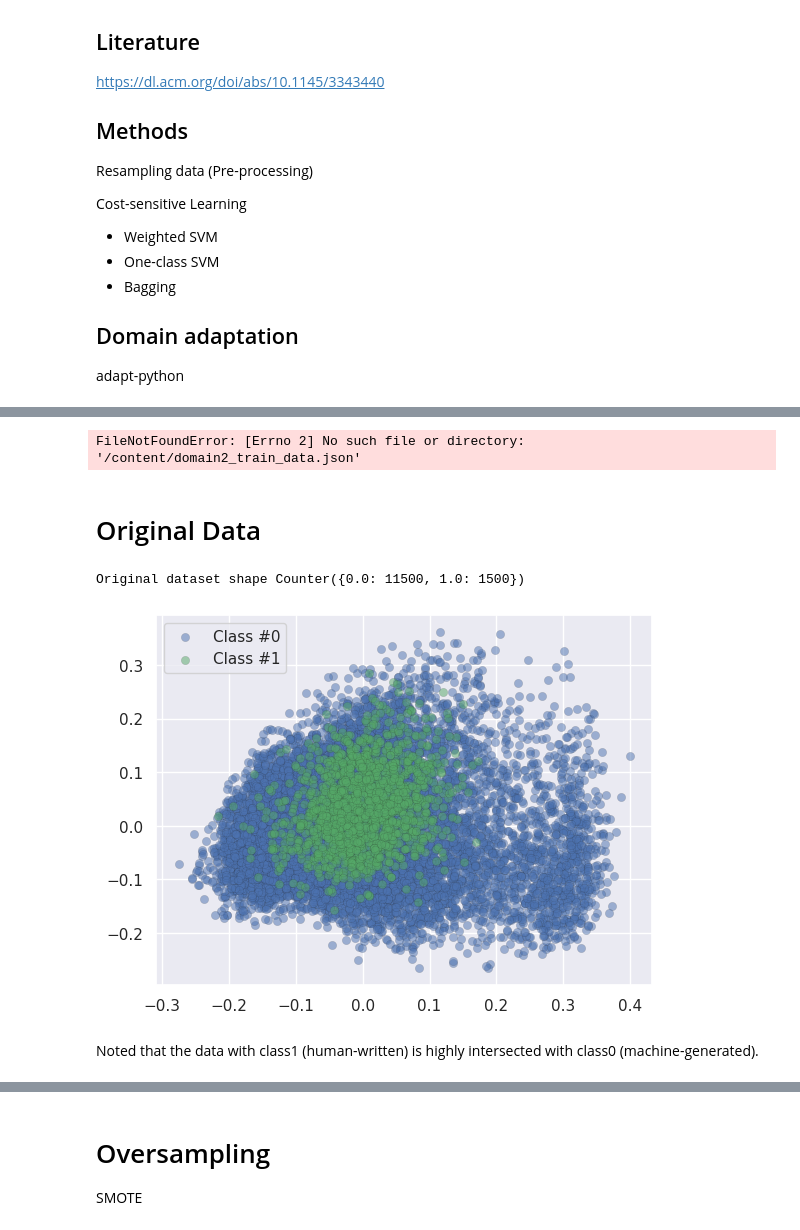
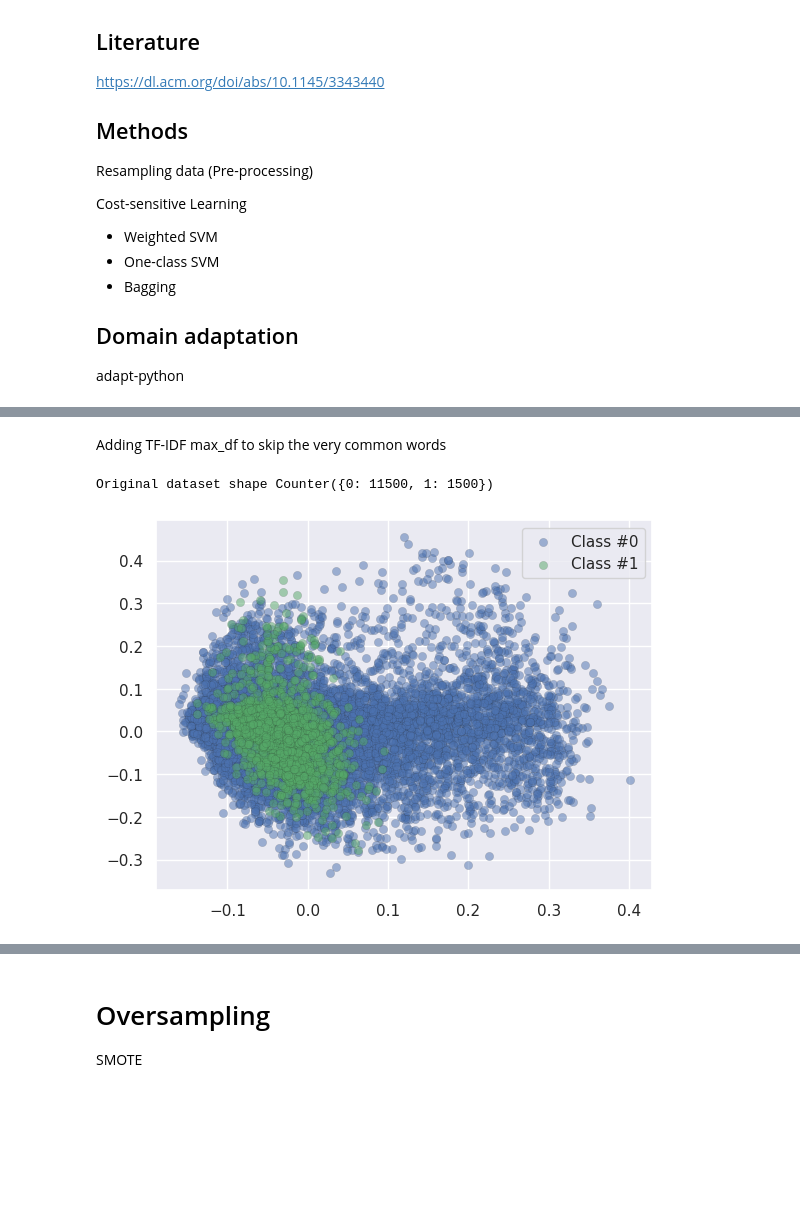
Before and after one commit to jedwvv/SML_Assignment1, a Jupyter notebook: joey_domain2_imbalanced_data.ipynb, the cells around one changed output, grey strips where cells are left out. Drawn from its saved outputs; the diff is of its cells as text; code cells hidden in the pictures; blank space fills up the shorter version.

```diff
--- a/joey_domain2_imbalanced_data.ipynb
+++ b/joey_domain2_imbalanced_data.ipynb
@@ -66,30 +77,58 @@ almost_black = '#262626'
 # %%
-with open("/content/domain2_train_data.json") as f:
-    df_domain2 = pd.read_json(f, lines=True)
 
 # TF-IDF
-tfidf_vect = TfidfVectorizer(lowercase=False, tokenizer=lambda self:self)
-text_tfidf = tfidf_vect.fit_transform(df_domain2['text'])
+tfidf_vect = TfidfVectorizer(lowercase=False, tokenizer=tfidf_tokenizer)
+X = tfidf_vect.fit_transform(df_domain2['text'])
+y = df_domain2['label']
 
 # Original data
-print('Original dataset shape %s' % Counter())
+print('Original dataset shape %s' % Counter(y))
 
 pca = PCA(n_components=2)
 # Fit and transform x to visualise inside a 2D feature space
-original_xvis = pca.fit_transform(X)
+original_xvis = pca.fit_transform(X.toarray())
 
 
 # Visualization
 palette = sns.color_palette()
-plt.scatter(x_vis[y == 0, 0], x_vis[y == 0, 1], label="Class #0", alpha=0.5,
+plt.scatter(original_xvis[y == 0, 0], original_xvis[y == 0, 1], label="Class #0", alpha=0.5,
             edgecolor=almost_black, facecolor=palette[0], linewidth=0.15)
-plt.scatter(x_vis[y == 1, 0], x_vis[y == 1, 1], label="Class #1", alpha=0.5,
+plt.scatter(original_xvis[y == 1, 0], original_xvis[y == 1, 1], label="Class #1", alpha=0.5,
             edgecolor=almost_black, facecolor=palette[2], linewidth=0.15)
 
 plt.legend()
 plt.show()
-# %% [output]
-FileNotFoundError: [Errno 2] No such file or directory: '/content/domain2_train_data.json'
+# %% [markdown]
+Adding TF-IDF max_df to skip the very common words
+# %%
+# TF-IDF
+TFIDF_MAX_FEATURES = 5000
+tfidf_vect = TfidfVectorizer(max_df=0.5,
+                             max_features = TFIDF_MAX_FEATURES,
+                             lowercase=False, tokenizer=tfidf_tokenizer)
+X = tfidf_vect.fit_transform(df_domain2['text'])
+y = df_domain2['label']
+
+# Original data
+print('Original dataset shape %s' % Counter(y))
+
+pca = PCA(n_components=2)
+# Fit and transform x to visualise inside a 2D feature space
+tfidf05_xvis = pca.fit_transform(X.toarray())
+
+
+# Visualization
+palette = sns.color_palette()
+plt.scatter(tfidf05_xvis[y == 0, 0], tfidf05_xvis[y == 0, 1], label="Class #0", alpha=0.5,
+            edgecolor=almost_black, facecolor=palette[0], linewidth=0.15)
+plt.scatter(tfidf05_xvis[y == 1, 0], tfidf05_xvis[y == 1, 1], label="Class #1", alpha=0.5,
+            edgecolor=almost_black, facecolor=palette[2], linewidth=0.15)
+
+plt.legend()
+plt.show()
+# %% [output]
+Original dataset shape Counter({0: 11500, 1: 1500})
+[figure, added]
 # %%
 # Jedwin's extracted features
 # Datafile from Jedwin's feature-extracted
@@ -117,28 +156,3 @@ del temp_loaded, temp_sparse_
 # grid.fit(X_new, y)
 
 # print("The best parameters are %s with a score of %0.2f" % (grid.best_params_, grid.best_score_))
-# %% [markdown]
-# Original Data
-# %%
-# Original data
-print('Original dataset shape %s' % Counter(y))
-
-pca = PCA(n_components=2)
-# Fit and transform x to visualise inside a 2D feature space
-x_vis = pca.fit_transform(X)
-
-
-# Visualization
-palette = sns.color_palette()
-plt.scatter(x_vis[y == 0, 0], x_vis[y == 0, 1], label="Class #0", alpha=0.5,
-            edgecolor=almost_black, facecolor=palette[0], linewidth=0.15)
-plt.scatter(x_vis[y == 1, 0], x_vis[y == 1, 1], label="Class #1", alpha=0.5,
-            edgecolor=almost_black, facecolor=palette[2], linewidth=0.15)
-
-plt.legend()
-plt.show()
-# %% [output]
-Original dataset shape Counter({0.0: 11500, 1.0: 1500})
-[figure, removed]
-# %% [markdown]
-Noted that the data with class1 (human-written) is highly intersected with class0 (machine-generated).
```
Also changed, not shown: parts of 21 cells of this notebook, 1 other file.
